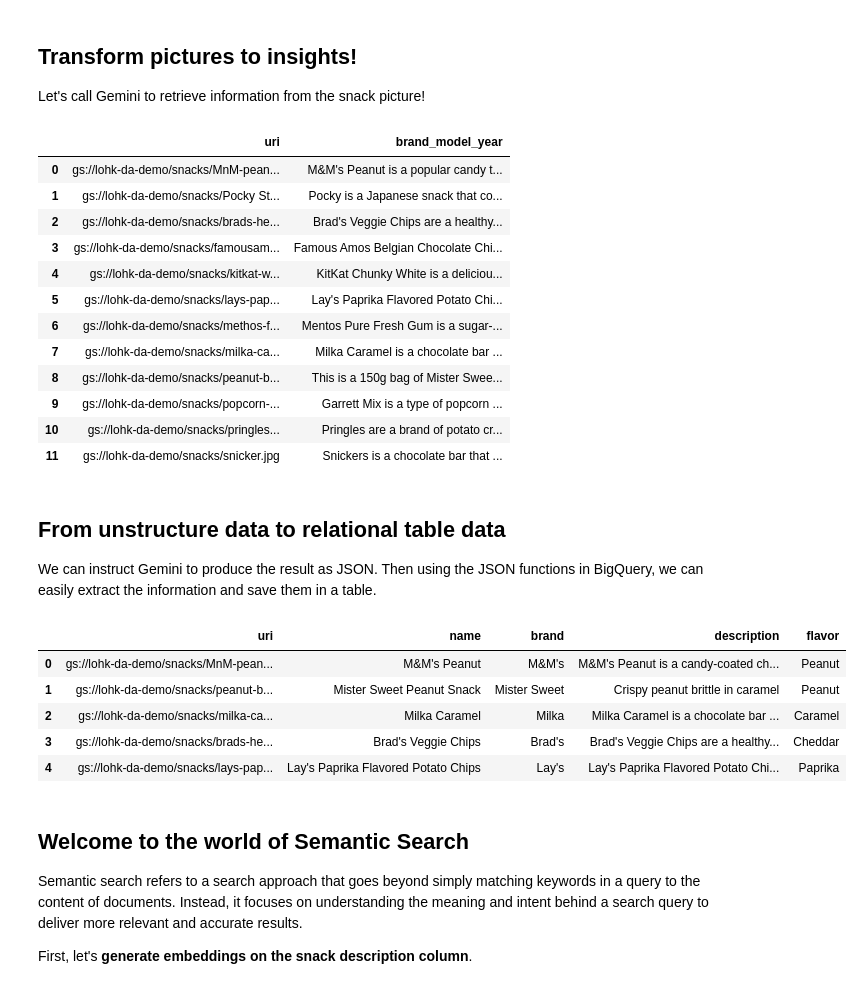
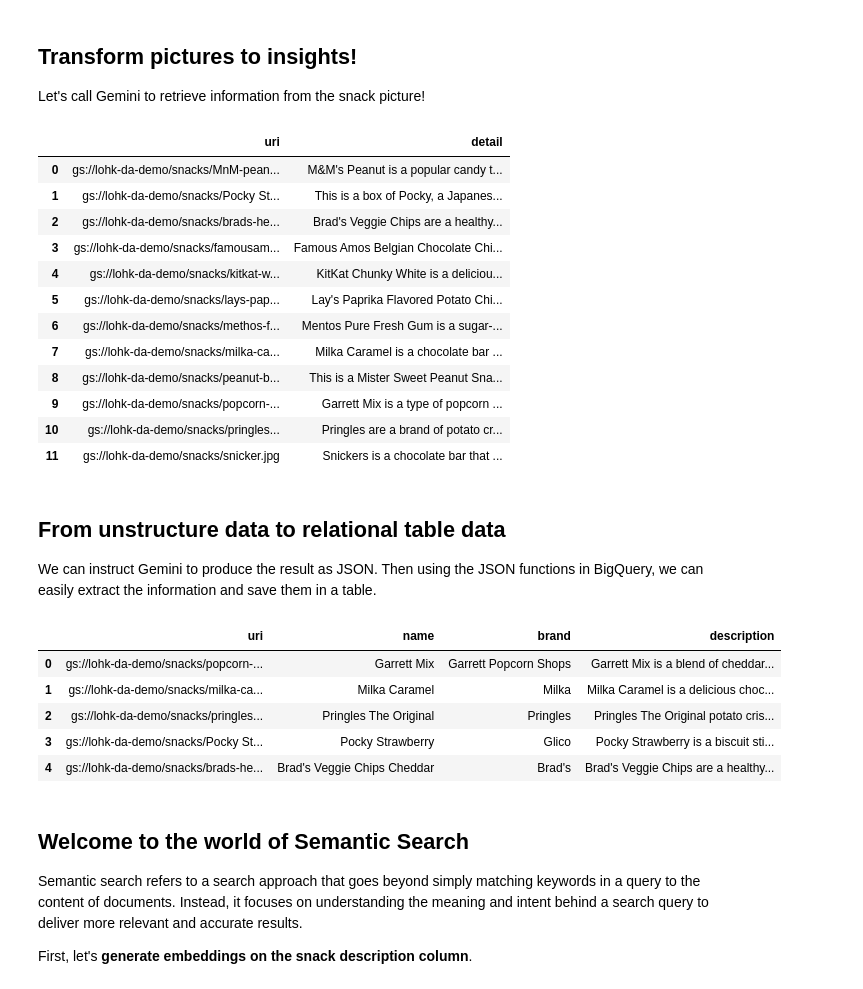
Before and after one commit to steveloh/demo, a Jupyter notebook: bigquery/gemini/Demo - Building a Snack Specialist Store in minutes.ipynb, the cells around one changed output. Saved outputs shown, nothing was run; the diff lists cells and outputs as text; code cells hidden in the pictures.

Commit message:
corrected notebook with resource delete, and removed erroneous output

````diff
--- a/bigquery/gemini/Demo - Building a Snack Specialist Store in minutes.ipynb
+++ b/bigquery/gemini/Demo - Building a Snack Specialist Store in minutes.ipynb
@@ -135,7 +135,7 @@ SELECT
  FROM
    ML.GENERATE_TEXT(
      MODEL `snack_specialist.gemini_pro_vision_model`,
-     TABLE `snack_specialist.snacks_object_table`,
+     TABLE `snack_specialist.snack_object_table`,
      STRUCT(
        'You are a world-renowned snack expert. You possess encyclopedic knowledge about all types of snacks, from savory chips and crackers to sweet candies and cookies, to healthy fruits and vegetables, and everything in between. You are also deeply familiar with global snack cultures and regional specialties. Your primary goal is to assist users in their snack-related inquiries. Please provide all high level description for the following product.' AS prompt,
        0.8 AS temperature,
@@ -144,16 +144,16 @@ SELECT
        30 AS top_k,
        TRUE AS flatten_json_output));
 # %% [output]
-|  | uri | brand_model_year |
+|  | uri | detail |
 | 0 | gs://lohk-da-demo/snacks/MnM-pean... | M&M's Peanut is a popular candy t... |
-| 1 | gs://lohk-da-demo/snacks/Pocky St... | Pocky is a Japanese snack that co... |
+| 1 | gs://lohk-da-demo/snacks/Pocky St... | This is a box of Pocky, a Japanes... |
 | 2 | gs://lohk-da-demo/snacks/brads-he... | Brad's Veggie Chips are a healthy... |
 | 3 | gs://lohk-da-demo/snacks/famousam... | Famous Amos Belgian Chocolate Chi... |
 | 4 | gs://lohk-da-demo/snacks/kitkat-w... | KitKat Chunky White is a deliciou... |
 | 5 | gs://lohk-da-demo/snacks/lays-pap... | Lay's Paprika Flavored Potato Chi... |
 | 6 | gs://lohk-da-demo/snacks/methos-f... | Mentos Pure Fresh Gum is a sugar-... |
 | 7 | gs://lohk-da-demo/snacks/milka-ca... | Milka Caramel is a chocolate bar ... |
-| 8 | gs://lohk-da-demo/snacks/peanut-b... | This is a 150g bag of Mister Swee... |
+| 8 | gs://lohk-da-demo/snacks/peanut-b... | This is a Mister Sweet Peanut Sna... |
 | 9 | gs://lohk-da-demo/snacks/popcorn-... | Garrett Mix is a type of popcorn ... |
 | 10 | gs://lohk-da-demo/snacks/pringles... | Pringles are a brand of potato cr... |
 | 11 | gs://lohk-da-demo/snacks/snicker.jpg | Snickers is a chocolate bar that ... |
@@ -164,34 +164,33 @@ We can instruct Gemini to produce the result as JSON. Then using the JSON functi
 # %%
 # return LLM result as JSON structure, then extract and save them as columns in a table
 
 %%bigquery
 CREATE OR REPLACE TABLE `snack_specialist.snack` AS
 WITH raw_json_result AS (
 SELECT
    uri,
    ml_generate_text_llm_result as snack
  FROM
    ML.GENERATE_TEXT(
      MODEL `snack_specialist.gemini_pro_vision_model`,
-     TABLE `snack_specialist.snacks_object_table`,
+     TABLE `snack_specialist.snack_object_table`,
      STRUCT(
-       'You are a world-renowned snack expert. You possess encyclopedic knowledge about all types of snacks, from savory chips and crackers to sweet candies and cookies, to healthy fruits and vegetables, and everything in between. You are also deeply familiar with global snack cultures and regional specialties. Your primary goal is to assist users in their snack-related inquiries. Please provide the snack name, brand, very detailed description including the name, and flavor for the following product. Answer in a validated JSON format with following keys: name, brand, description, flavor. They all should be string.' AS prompt, TRUE AS flatten_json_output)))
+       'You are a world-renowned snack expert. You possess encyclopedic knowledge about all types of snacks, from savory chips and crackers to sweet candies and cookies, to healthy fruits and vegetables, and everything in between. You are also deeply familiar with global snack cultures and regional specialties. Your primary goal is to assist users in their snack-related inquiries. Please provide the snack name, brand, and very detailed description that includes the name. Answer in a validated JSON format with following keys: name, brand, description. They all should be string.' AS prompt, TRUE AS flatten_json_output)))
 SELECT
    uri,
    JSON_EXTRACT_SCALAR(RTRIM(LTRIM(raw_json_result.snack, " ```json"), "```"), "$.name") AS name,
    JSON_EXTRACT_SCALAR(RTRIM(LTRIM(raw_json_result.snack, " ```json"), "```"), "$.brand") AS brand,
    JSON_EXTRACT_SCALAR(RTRIM(LTRIM(raw_json_result.snack, " ```json"), "```"), "$.description") AS description,
-   JSON_EXTRACT_SCALAR(RTRIM(LTRIM(raw_json_result.snack, " ```json"), "```"), "$.flavor") AS flavor
 FROM raw_json_result;
 
 SELECT * FROM `snack_specialist.snack` limit 5;
 # %% [output]
-|  | uri | name | brand | description | flavor |
-| 0 | gs://lohk-da-demo/snacks/MnM-pean... | M&M's Peanut | M&M's | M&M's Peanut is a candy-coated ch... | Peanut |
-| 1 | gs://lohk-da-demo/snacks/peanut-b... | Mister Sweet Peanut Snack | Mister Sweet | Crispy peanut brittle in caramel | Peanut |
-| 2 | gs://lohk-da-demo/snacks/milka-ca... | Milka Caramel | Milka | Milka Caramel is a chocolate bar ... | Caramel |
-| 3 | gs://lohk-da-demo/snacks/brads-he... | Brad's Veggie Chips | Brad's | Brad's Veggie Chips are a healthy... | Cheddar |
-| 4 | gs://lohk-da-demo/snacks/lays-pap... | Lay's Paprika Flavored Potato Chips | Lay's | Lay's Paprika Flavored Potato Chi... | Paprika |
+|  | uri | name | brand | description |
+| 0 | gs://lohk-da-demo/snacks/popcorn-... | Garrett Mix | Garrett Popcorn Shops | Garrett Mix is a blend of cheddar... |
+| 1 | gs://lohk-da-demo/snacks/milka-ca... | Milka Caramel | Milka | Milka Caramel is a delicious choc... |
+| 2 | gs://lohk-da-demo/snacks/pringles... | Pringles The Original | Pringles | Pringles The Original potato cris... |
+| 3 | gs://lohk-da-demo/snacks/Pocky St... | Pocky Strawberry | Glico | Pocky Strawberry is a biscuit sti... |
+| 4 | gs://lohk-da-demo/snacks/brads-he... | Brad's Veggie Chips Cheddar | Brad's | Brad's Veggie Chips are a healthy... |
 # %% [markdown]
 ## Welcome to the world of Semantic Search
 
````
Also changed, not shown: parts of 8 cells of this notebook.
